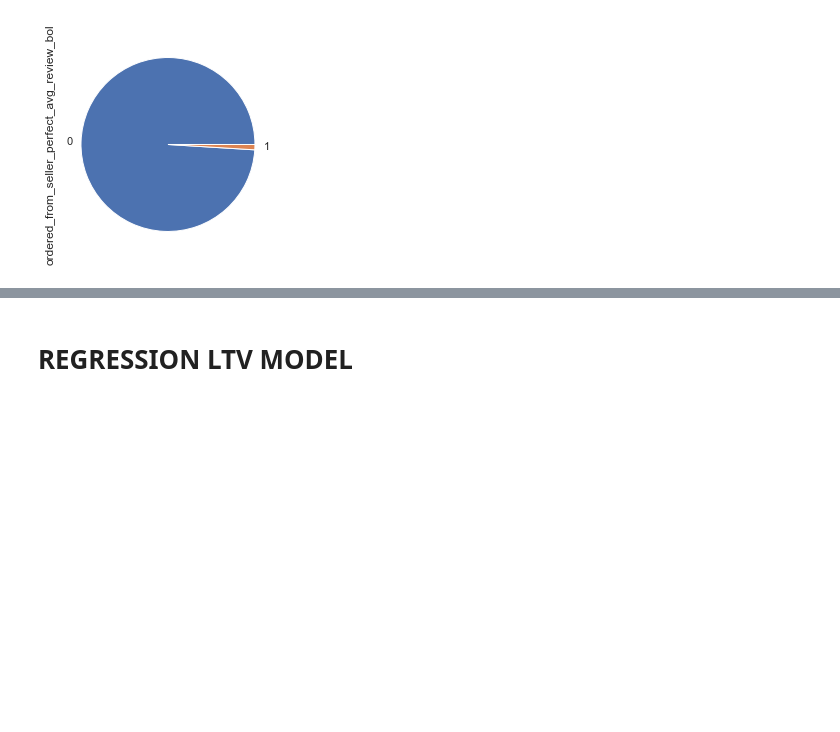
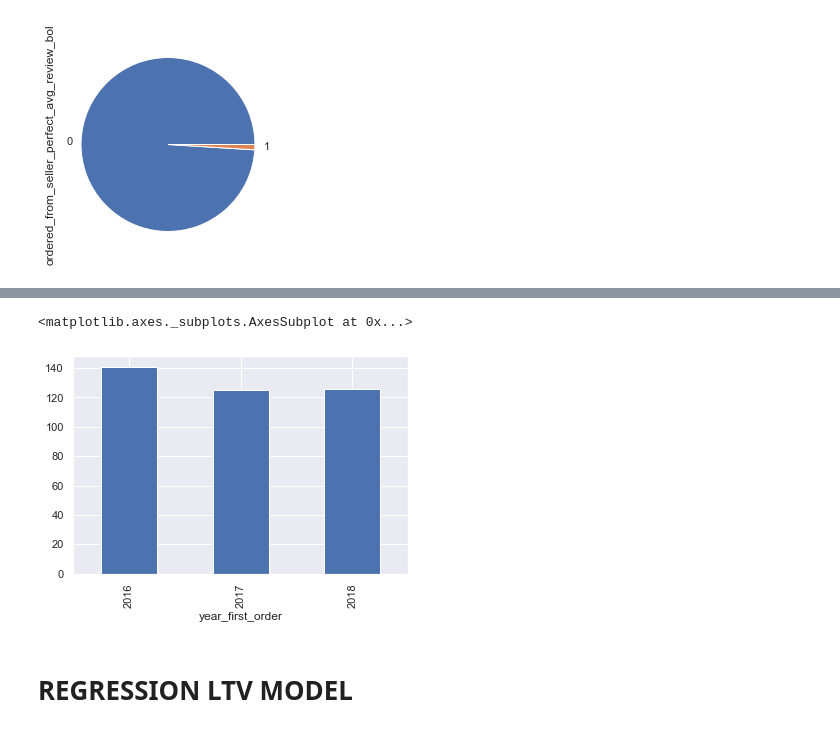
Before and after one commit to rachelleperez/Olist, a Jupyter notebook: Olist_Notebook.ipynb, the cells around one changed output, grey strips where cells are left out. Saved outputs shown, nothing was run; the diff lists cells and outputs as text; code cells hidden in the pictures; blank space fills up the shorter version.

```diff
--- a/Olist_Notebook.ipynb
+++ b/Olist_Notebook.ipynb
@@ -863,3 +917,8 @@ df['ordered_from_seller_perfect_avg_review_bol'].value_counts().plot.pie()
+# %%
+df.groupby('year_first_order').mean().average_price_per_unit.plot.bar()
+# %% [output]
+<matplotlib.axes._subplots.AxesSubplot at 0x...>
+[figure, added]
 # %% [markdown]
 # REGRESSION LTV MODEL
 # %%
```
Also changed, not shown: parts of 21 cells of this notebook, 1 other file.
